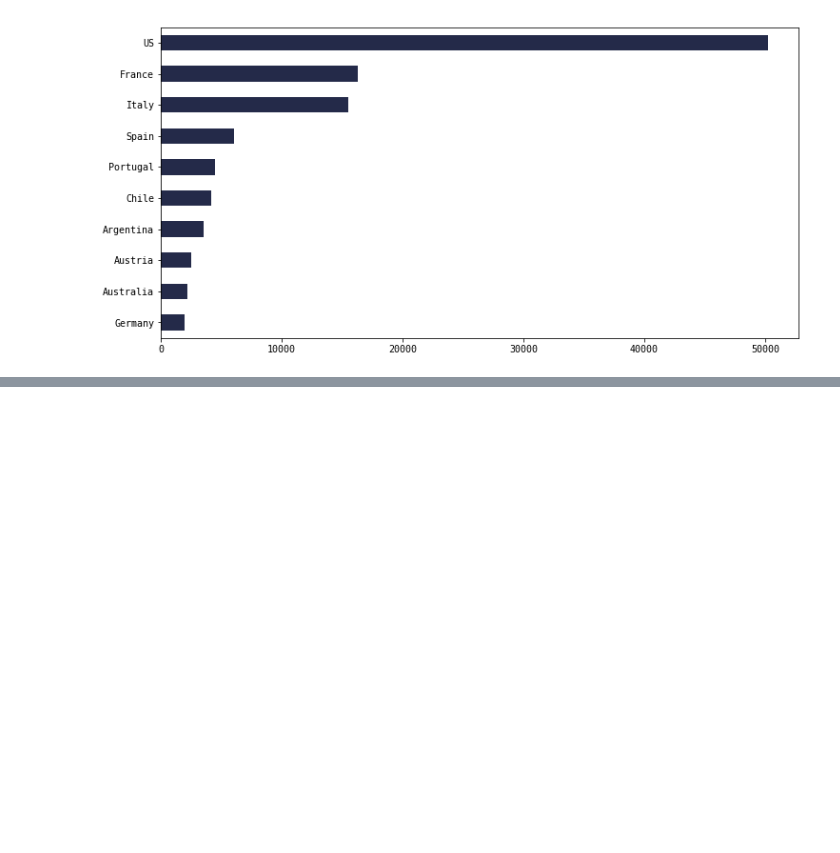
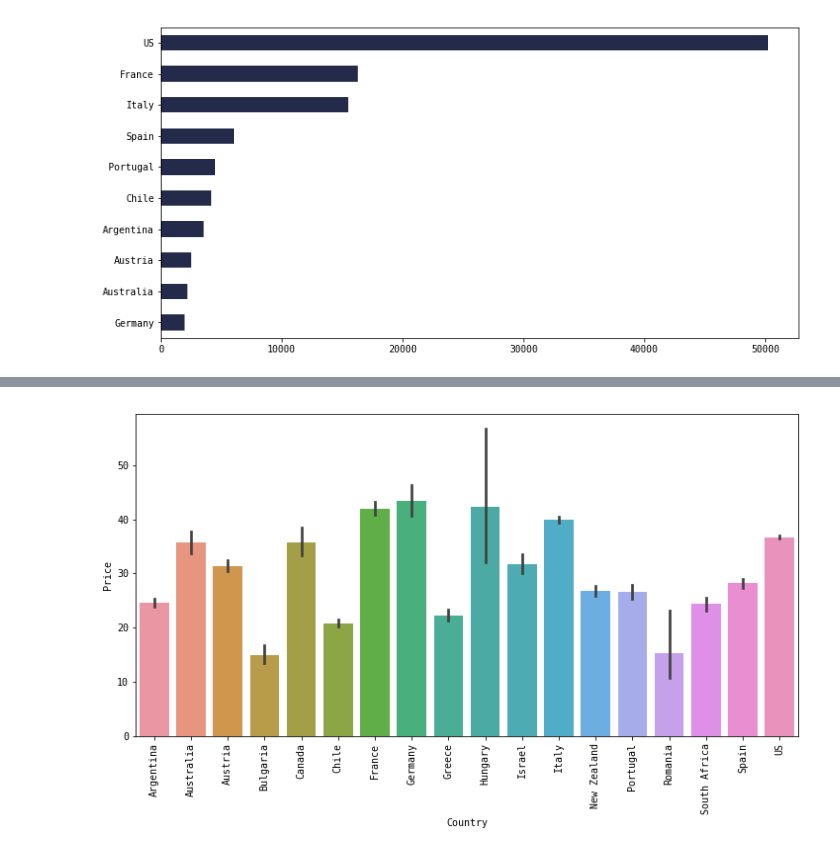
Before and after one commit to qu4ku/datasets-analysis, a Jupyter notebook: 009-wine-reviews.ipynb, the cells around one changed output, grey strips where cells are left out. Saved outputs shown, nothing was run; the diff lists cells and outputs as text; code cells hidden in the pictures; blank space fills up the shorter version.

```diff
--- a/009-wine-reviews.ipynb
+++ b/009-wine-reviews.ipynb
@@ -172,0 +183,9 @@ df.Country.value_counts()[:10].sort_values().plot(kind='barh', color=MC);
+# %%
+df3 = pd.DataFrame({col: values['Price'] for col, values in country.groupby('Country')})
+medians2 = df3.median()
+
+medians.sort_values(ascending=False, inplace=True)
+sns.barplot(x='Country', y='Price', data=country, order=medians2.index)
+plt.xticks(rotation=90);
+# %% [output]
+[figure, added]
```
Also changed, not shown: parts of 1 cell of this notebook.
